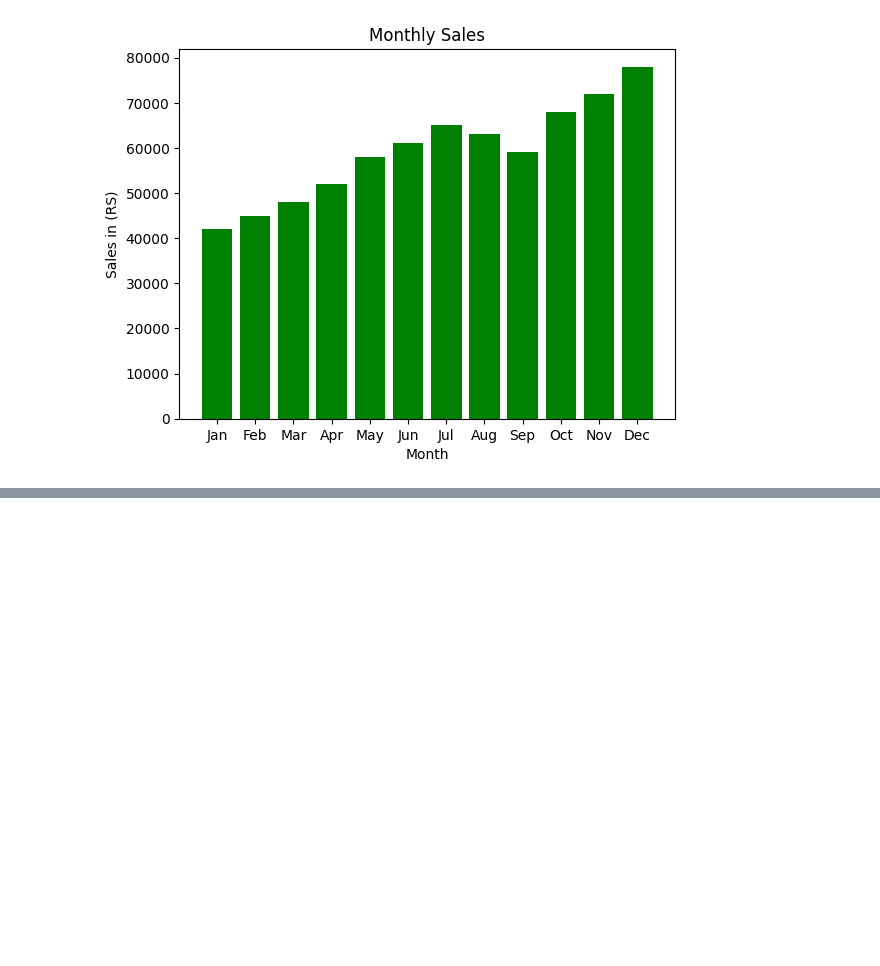
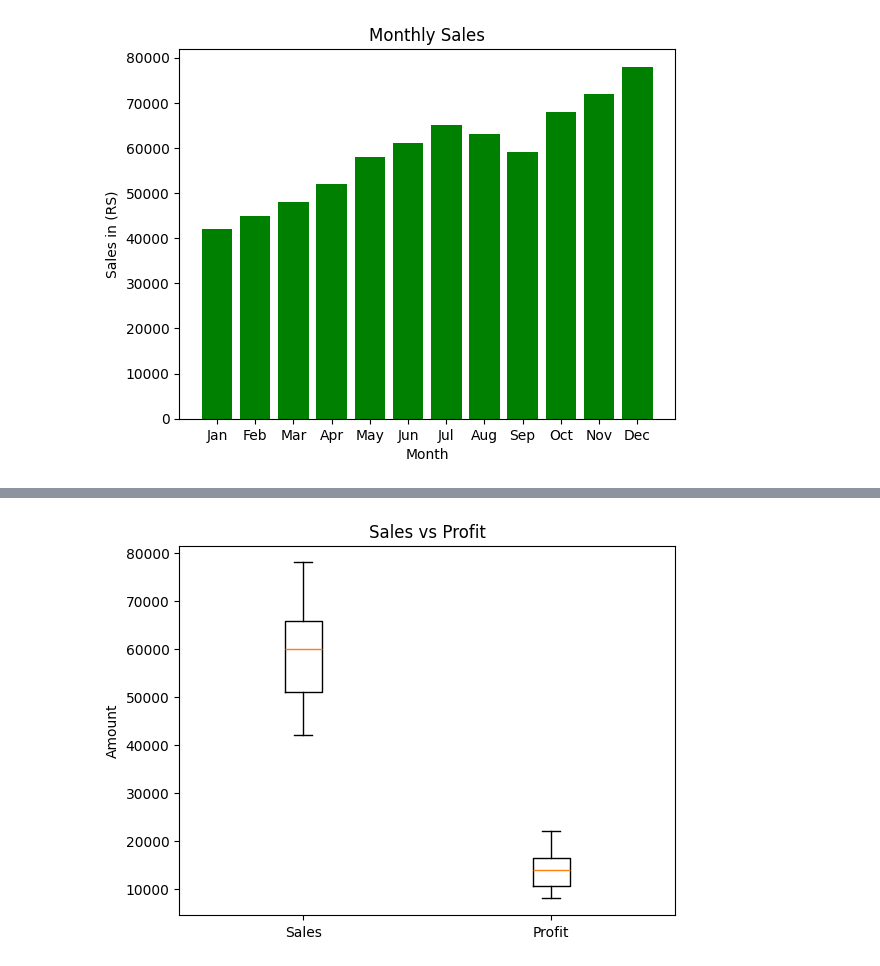
Before and after one commit to Shayan1064/machine-learning-journey, a Jupyter notebook: Day 9/Mat_Practice.ipynb, the cells around one changed output, grey strips where cells are left out. Saved outputs shown, nothing was run; the diff lists cells and outputs as text; code cells hidden in the pictures; blank space fills up the shorter version.

```diff
--- a/Day 9/Mat_Practice.ipynb
+++ b/Day 9/Mat_Practice.ipynb
@@ -131,0 +130,12 @@ plt.show()
+# %%
+import matplotlib.pyplot as plt
+
+plt.boxplot([df['Sales'], df['Profit']],
+            labels=['Sales', 'Profit'])
+
+plt.title('Sales vs Profit')
+plt.ylabel('Amount')
+
+plt.show()
+# %% [output]
+[figure, added]
```
Also changed, not shown: parts of 9 cells of this notebook, 3 other files.
